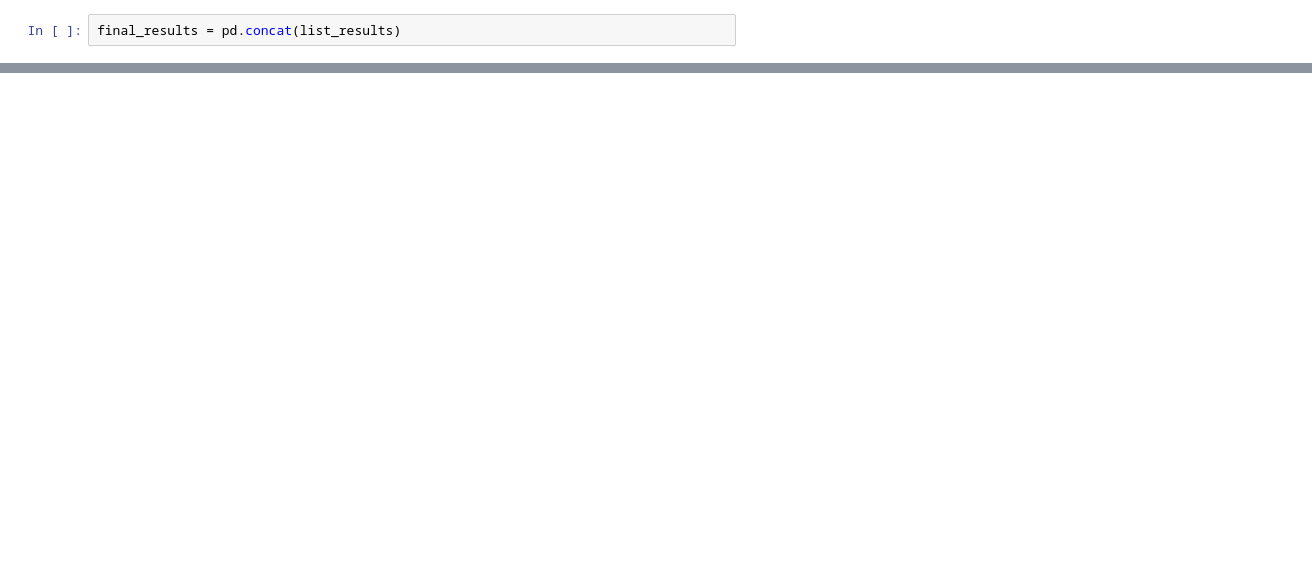
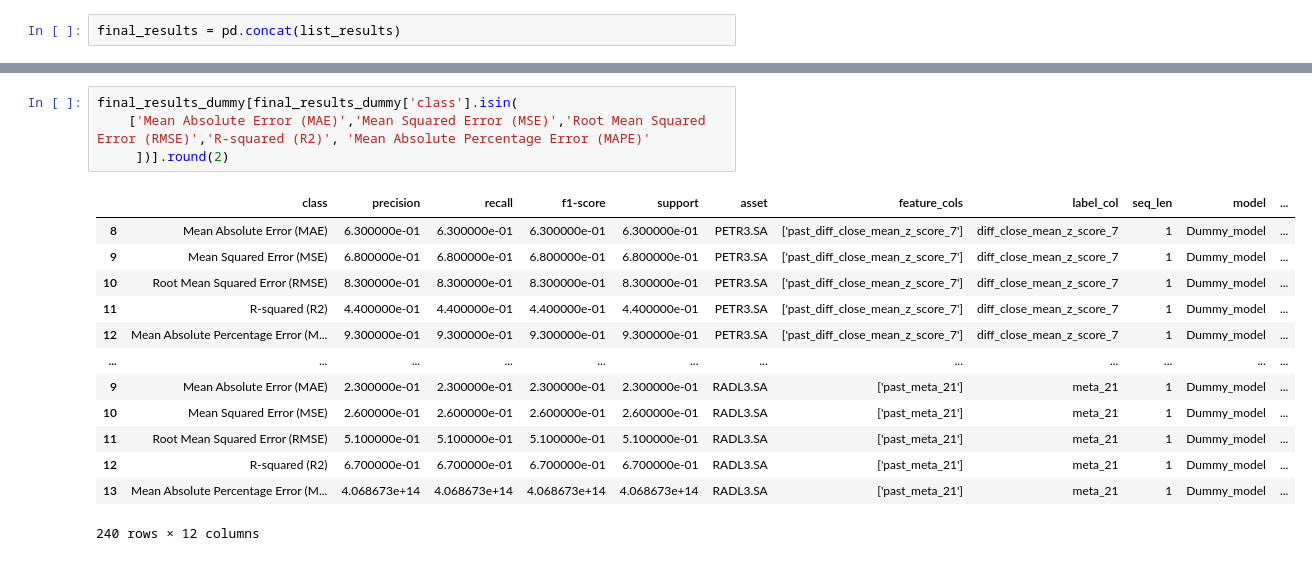
Before and after one commit to semcovici/Mean-Reversion-Prediction-with-Brazilian-Stocks-Market, a Jupyter notebook: notebooks/tf_results_analysis.ipynb, the cells around one changed output, grey strips where cells are left out. Drawn from its saved outputs; the diff is of its cells as text; blank space fills up the shorter version.

```diff
--- a/notebooks/tf_results_analysis.ipynb
+++ b/notebooks/tf_results_analysis.ipynb
@@ -179,0 +271,18 @@ final_results[
+# %%
+final_results_dummy[final_results_dummy['class'].isin(
+    ['Mean Absolute Error (MAE)','Mean Squared Error (MSE)','Root Mean Squared Error (RMSE)','R-squared (R2)', 'Mean Absolute Percentage Error (MAPE)'
+     ])].round(2)
+# %% [output]
+|  | class | precision | recall | f1-score | support | asset | feature_cols | label_col | seq_len | model | ... |
+| 8 | Mean Absolute Error (MAE) | 6.300000e-01 | 6.300000e-01 | 6.300000e-01 | 6.300000e-01 | PETR3.SA | ['past_diff_close_mean_z_score_7'] | diff_close_mean_z_score_7 | 1 | Dummy_model | ... |
+| 9 | Mean Squared Error (MSE) | 6.800000e-01 | 6.800000e-01 | 6.800000e-01 | 6.800000e-01 | PETR3.SA | ['past_diff_close_mean_z_score_7'] | diff_close_mean_z_score_7 | 1 | Dummy_model | ... |
+| 10 | Root Mean Squared Error (RMSE) | 8.300000e-01 | 8.300000e-01 | 8.300000e-01 | 8.300000e-01 | PETR3.SA | ['past_diff_close_mean_z_score_7'] | diff_close_mean_z_score_7 | 1 | Dummy_model | ... |
+| 11 | R-squared (R2) | 4.400000e-01 | 4.400000e-01 | 4.400000e-01 | 4.400000e-01 | PETR3.SA | ['past_diff_close_mean_z_score_7'] | diff_close_mean_z_score_7 | 1 | Dummy_model | ... |
+| 12 | Mean Absolute Percentage Error (M... | 9.300000e-01 | 9.300000e-01 | 9.300000e-01 | 9.300000e-01 | PETR3.SA | ['past_diff_close_mean_z_score_7'] | diff_close_mean_z_score_7 | 1 | Dummy_model | ... |
+| ... | ... | ... | ... | ... | ... | ... | ... | ... | ... | ... | ... |
+| 9 | Mean Absolute Error (MAE) | 2.300000e-01 | 2.300000e-01 | 2.300000e-01 | 2.300000e-01 | RADL3.SA | ['past_meta_21'] | meta_21 | 1 | Dummy_model | ... |
+| 10 | Mean Squared Error (MSE) | 2.600000e-01 | 2.600000e-01 | 2.600000e-01 | 2.600000e-01 | RADL3.SA | ['past_meta_21'] | meta_21 | 1 | Dummy_model | ... |
+| 11 | Root Mean Squared Error (RMSE) | 5.100000e-01 | 5.100000e-01 | 5.100000e-01 | 5.100000e-01 | RADL3.SA | ['past_meta_21'] | meta_21 | 1 | Dummy_model | ... |
+| 12 | R-squared (R2) | 6.700000e-01 | 6.700000e-01 | 6.700000e-01 | 6.700000e-01 | RADL3.SA | ['past_meta_21'] | meta_21 | 1 | Dummy_model | ... |
+| 13 | Mean Absolute Percentage Error (M... | 4.068673e+14 | 4.068673e+14 | 4.068673e+14 | 4.068673e+14 | RADL3.SA | ['past_meta_21'] | meta_21 | 1 | Dummy_model | ... |
+240 rows × 12 columns
```
Also changed, not shown: parts of 18 cells of this notebook, 52 other files.
